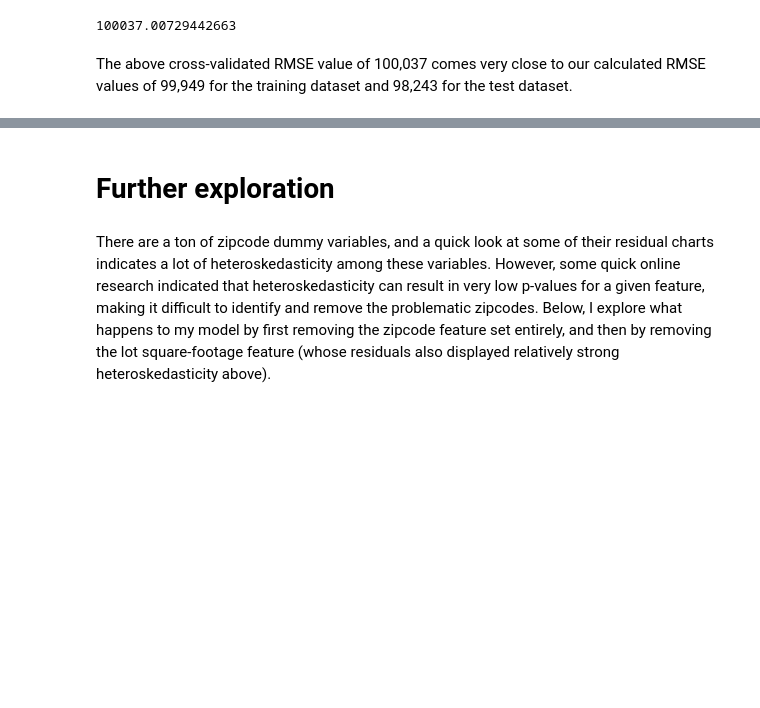
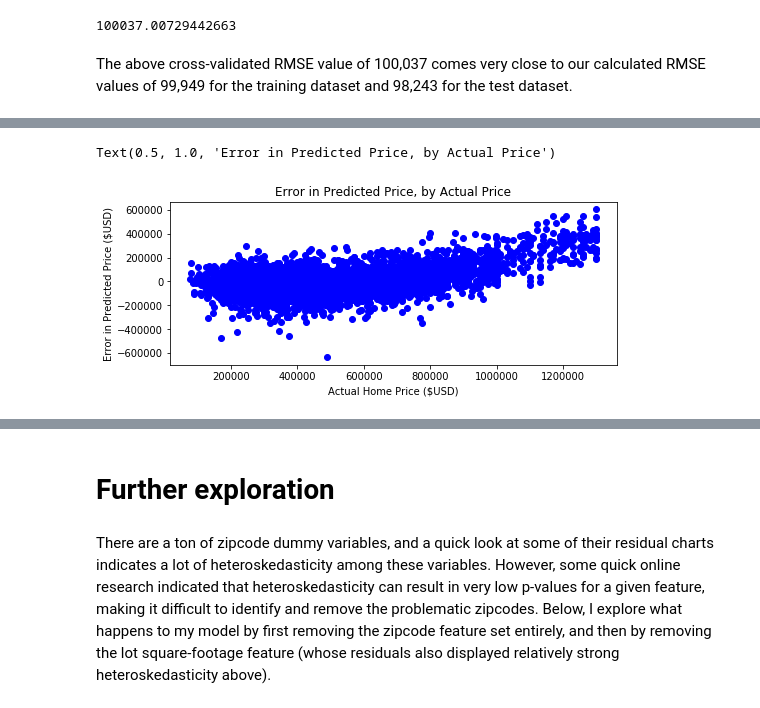
Before and after one commit to kevinsgiroux/dsc-mod-2-project-v2-1-onl01-dtsc-ft-070620, a Jupyter notebook: student.ipynb, the cells around one changed output, grey strips where cells are left out. Cells and saved outputs as stored; diff of their text form; code cells hidden in the pictures; blank space fills up the shorter version.

```diff
--- a/student.ipynb
+++ b/student.ipynb
@@ -1524,0 +1551,12 @@ The above cross-validated RMSE value of 100,037 comes very close to our calculat
+# %%
+trainerr = y_train-y_hat_train
+testerr = y_test-y_hat_test
+plt.figure(figsize=(8,3))
+#plt.scatter(y_train, trainerr, color='blue')
+plt.scatter(y_test,testerr, color='blue')
+plt.xlabel('Actual Home Price ($USD)')
+plt.ylabel('Error in Predicted Price ($USD)')
+plt.title('Error in Predicted Price, by Actual Price')
+# %% [output]
+Text(0.5, 1.0, 'Error in Predicted Price, by Actual Price')
+[figure, added]
```
Also changed, not shown: parts of 60 cells of this notebook, 38 other files.
